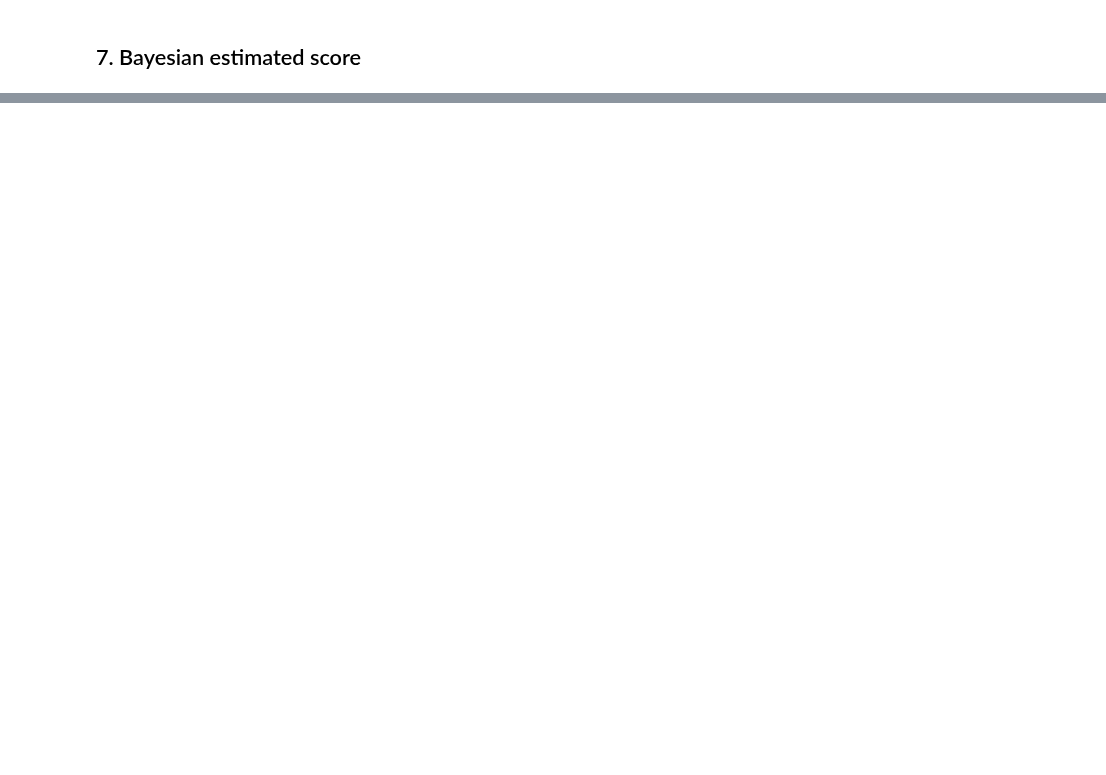
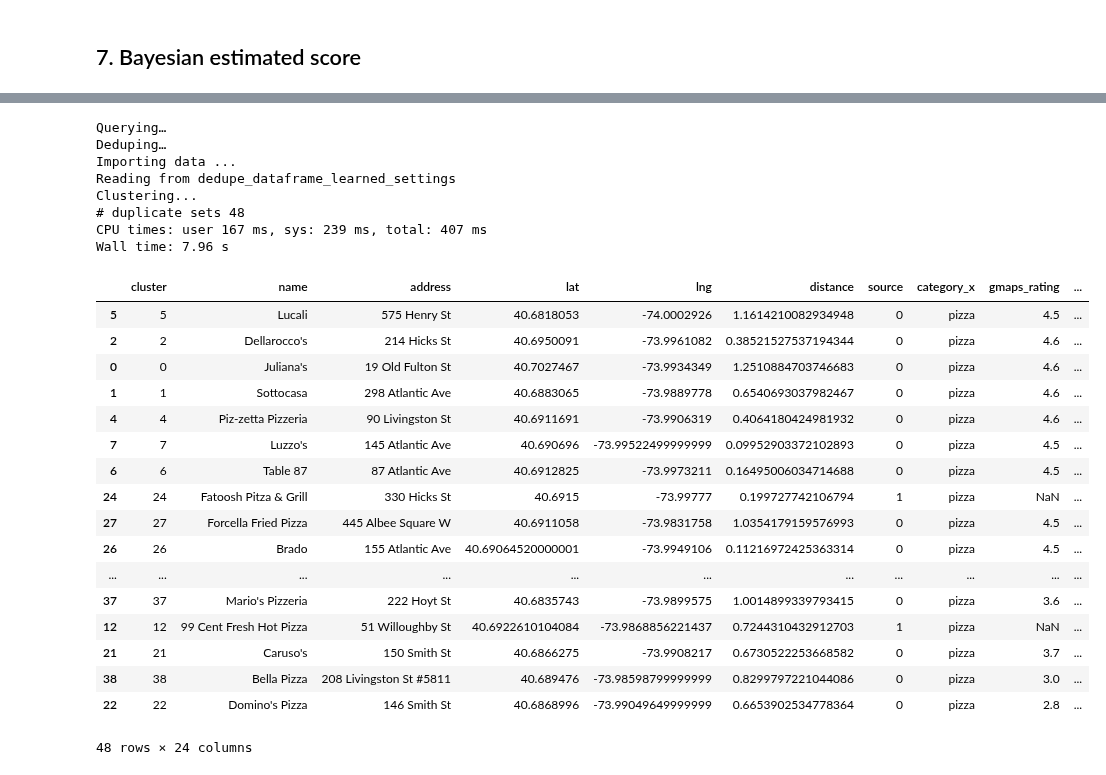
Before and after one commit to druce/Pizza, a Jupyter notebook: pizza.ipynb, the cells around one changed output, grey strips where cells are left out. Saved outputs shown, nothing was run; the diff lists cells and outputs as text; code cells hidden in the pictures; blank space fills up the shorter version.

```diff
--- a/pizza.ipynb
+++ b/pizza.ipynb
@@ -936,34 +948,64 @@ pd.read_pickle(test_pickle_filename)
 # %%
-# %%time
-# # run all in parallel
+%%time
+# run all in parallel
 
-# from multiprocessing import Pool
+services = ['gmaps', 'yelp', 'foursquare']
+args = list(product(services, [location_coords], [keyword]))
 
-# services = ['gmaps', 'yelp', 'foursquare']
-# args = list(product(services, [location_coords], [keyword]))
+def generic_get_df(argslist):
+    """Query specified service for location and keyword, return dataframe"""
 
-# def generic_get_df(service, location_coords, keyword):
-#     """Query specified service for location and keyword, return dataframe"""
+    service, location_coords, keyword = argslist
 
-#     if service=="gmaps":
-#         retdf = gmaps_get_df(location_coords, keyword)
-#     elif service=="yelp":
-#         retdf = yelp_get_df(location_coords, keyword)
-#     elif service=="foursquare":
-#         retdf = foursquare_get_df(location_coords, keyword)
+    if service=="gmaps":
+        retdf = gmaps_get_df(location_coords, keyword)
+    elif service=="yelp":
+        retdf = yelp_get_df(location_coords, keyword)
+    elif service=="foursquare":
+        retdf = foursquare_get_df(location_coords, keyword)
 
-#     return retdf
+    return retdf
 
-# def all_get_df(location_coords, keyword):
-#     """Query all services for location and keyword, return list of dataframes"""
+def all_get_df(location_coords, keyword):
+    """Query all services for location and keyword, return list of dataframes"""
 
-#     services = ['gmaps', 'yelp', 'foursquare']
-#     args = list(product(services, [location_coords], [keyword]))
-#     with Pool() as pool:
-#         df_list = pool.starmap(generic_get_df, args)
-#     df_list = [df for df in df_list if df is not None]
-#     return df_list
+    services = ['gmaps', 'yelp', 'foursquare']
+    args = list(product(services, [location_coords], [keyword]))
+    with Pool() as pool:
+        # pool.map will block till all return
+        # pool.imap_unordered should make each available as returned … seems to not return, incompatible with underlying apis I guess
+        df_list = pool.map(generic_get_df, args)
+    return df_list
 
-# df_list = all_get_df(location_coords, keyword)
-# dedupe_df =  dedupe(df_list)
-# dedupe_df
+print("Querying…")
+df_list = all_get_df(location_coords, keyword)
+print("Deduping…")
+dedupe_df =  dedupe([df for df in df_list if df is not None])
+dedupe_df
+# %% [output]
+Querying…
+Deduping…
+Importing data ...
+Reading from dedupe_dataframe_learned_settings
+Clustering...
+# duplicate sets 48
+CPU times: user 167 ms, sys: 239 ms, total: 407 ms
+Wall time: 7.96 s
+|  | cluster | name | address | lat | lng | distance | source | category_x | gmaps_rating | ... |
+| 5 | 5 | Lucali | 575 Henry St | 40.6818053 | -74.0002926 | 1.1614210082934948 | 0 | pizza | 4.5 | ... |
+| 2 | 2 | Dellarocco's | 214 Hicks St | 40.6950091 | -73.9961082 | 0.38521527537194344 | 0 | pizza | 4.6 | ... |
+| 0 | 0 | Juliana's | 19 Old Fulton St | 40.7027467 | -73.9934349 | 1.2510884703746683 | 0 | pizza | 4.6 | ... |
+| 1 | 1 | Sottocasa | 298 Atlantic Ave | 40.6883065 | -73.9889778 | 0.6540693037982467 | 0 | pizza | 4.6 | ... |
+| 4 | 4 | Piz-zetta Pizzeria | 90 Livingston St | 40.6911691 | -73.9906319 | 0.4064180424981932 | 0 | pizza | 4.6 | ... |
+| 7 | 7 | Luzzo's | 145 Atlantic Ave | 40.690696 | -73.99522499999999 | 0.09952903372102893 | 0 | pizza | 4.5 | ... |
+| 6 | 6 | Table 87 | 87 Atlantic Ave | 40.6912825 | -73.9973211 | 0.16495006034714688 | 0 | pizza | 4.5 | ... |
+| 24 | 24 | Fatoosh Pitza & Grill | 330 Hicks St | 40.6915 | -73.99777 | 0.199727742106794 | 1 | pizza | NaN | ... |
+| 27 | 27 | Forcella Fried Pizza | 445 Albee Square W | 40.6911058 | -73.9831758 | 1.0354179159576993 | 0 | pizza | 4.5 | ... |
+| 26 | 26 | Brado | 155 Atlantic Ave | 40.69064520000001 | -73.9949106 | 0.11216972425363314 | 0 | pizza | 4.5 | ... |
+| ... | ... | ... | ... | ... | ... | ... | ... | ... | ... | ... |
+| 37 | 37 | Mario's Pizzeria | 222 Hoyt St | 40.6835743 | -73.9899575 | 1.0014899339793415 | 0 | pizza | 3.6 | ... |
+| 12 | 12 | 99 Cent Fresh Hot Pizza | 51 Willoughby St | 40.6922610104084 | -73.9868856221437 | 0.7244310432912703 | 1 | pizza | NaN | ... |
+| 21 | 21 | Caruso's | 150 Smith St | 40.6866275 | -73.9908217 | 0.6730522253668582 | 0 | pizza | 3.7 | ... |
+| 38 | 38 | Bella Pizza | 208 Livingston St #5811 | 40.689476 | -73.98598799999999 | 0.8299797221044086 | 0 | pizza | 3.0 | ... |
+| 22 | 22 | Domino's Pizza | 146 Smith St | 40.6868996 | -73.99049649999999 | 0.6653902534778364 | 0 | pizza | 2.8 | ... |
+48 rows × 24 columns
```
Also changed, not shown: parts of 21 cells of this notebook.
